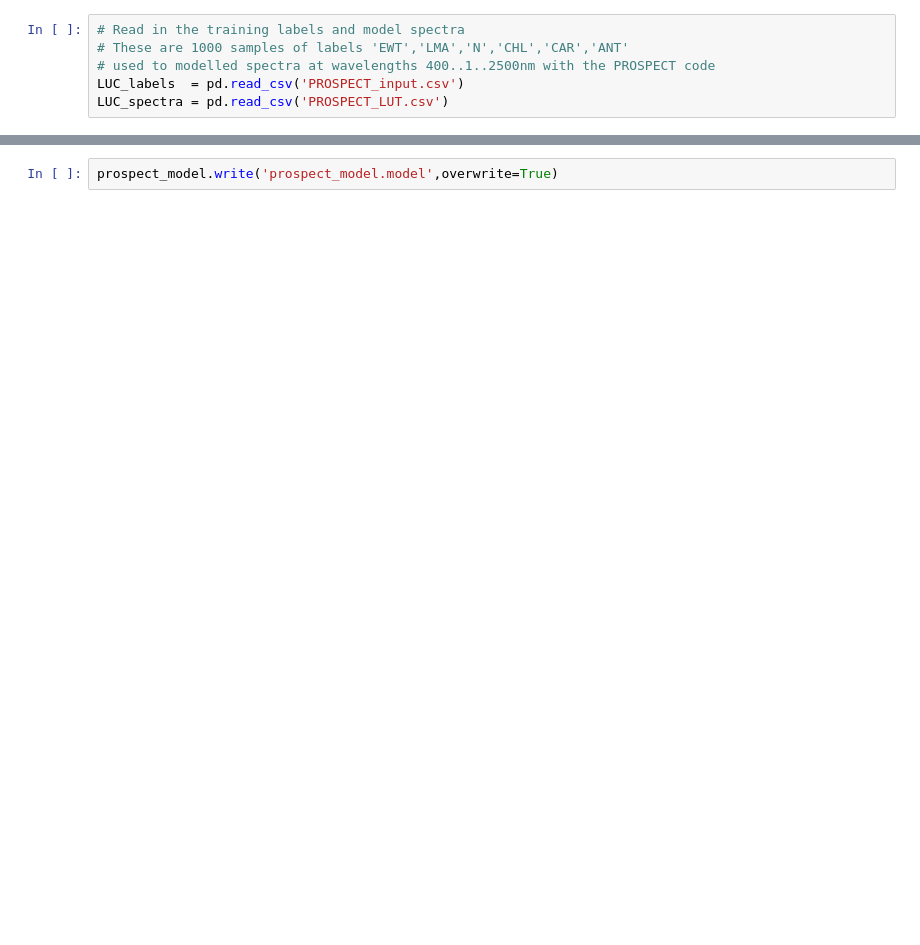
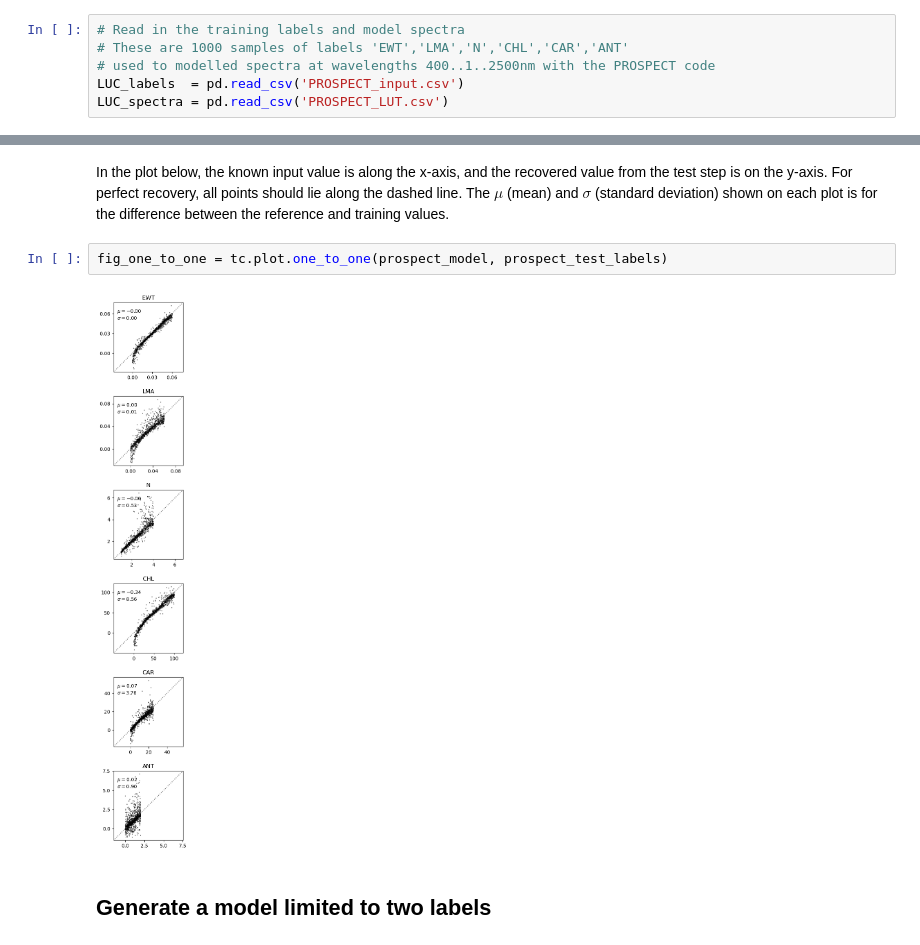
Before and after one commit to svenbuder/test_cannon_andy, a Jupyter notebook: test_cannon_andy.ipynb, the cells around one changed output, grey strips where cells are left out. Cells and saved outputs as stored; diff of their text form; blank space fills up the shorter version.

```diff
--- a/test_cannon_andy.ipynb
+++ b/test_cannon_andy.ipynb
@@ -33,4 +81,11 @@ prospect_test_labels, prospect_test_cov, prospect_metadata = prospect_model.test
-# %%
-prospect_model.write('prospect_model.model',overwrite=True)
+# %% [markdown]
+In the plot below, the known input value is along the x-axis, and the recovered value from the test step is on the y-axis. For perfect recovery, all points should lie along the dashed line. The $\mu$ (mean) and $\sigma$ (standard deviation) shown on each plot is for the difference between the reference and training values.
+# %%
+fig_one_to_one = tc.plot.one_to_one(prospect_model, prospect_test_labels)
+# %% [output]
+[figure, added]
+# %% [markdown]
+Generate a model limited to two labels
+--------------------------------------
 # %%
 # Initialise and train the restricted Cannon Model
```
Also changed, not shown: parts of 17 cells of this notebook.
